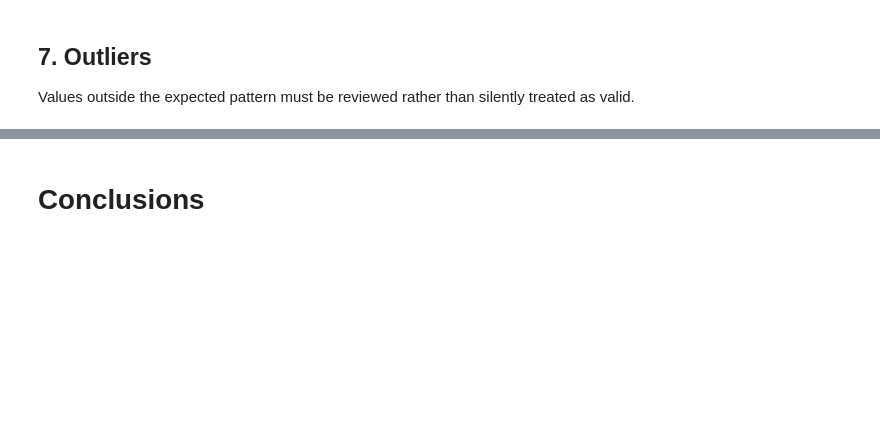
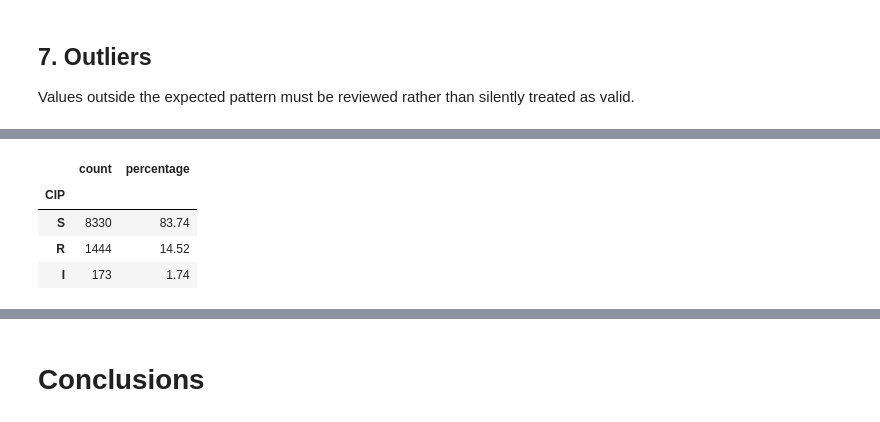
Before and after one commit to mvdelcampo/machine-learning-project, a Jupyter notebook: 00_EDA.ipynb, the cells around one changed output, grey strips where cells are left out. Drawn from its saved outputs; the diff is of its cells as text; code cells hidden in the pictures; blank space fills up the shorter version.

```diff
--- a/00_EDA.ipynb
+++ b/00_EDA.ipynb
@@ -650,0 +645,13 @@ Values outside the expected pattern must be reviewed rather than silently treate
+# %%
+# Distribution of the CIP result (absolute and relative)
+cip_dist = pd.DataFrame({
+    "count": bacteria_dataset["CIP"].value_counts(),
+    "percentage": bacteria_dataset["CIP"].value_counts(normalize=True).mul(100).round(2)
+})
+display(cip_dist)
+# %% [output]
+|  | count | percentage |
+| CIP |  |  |
+| S | 8330 | 83.74 |
+| R | 1444 | 14.52 |
+| I | 173 | 1.74 |
```
Also changed, not shown: parts of 17 cells of this notebook, 1 other file.
